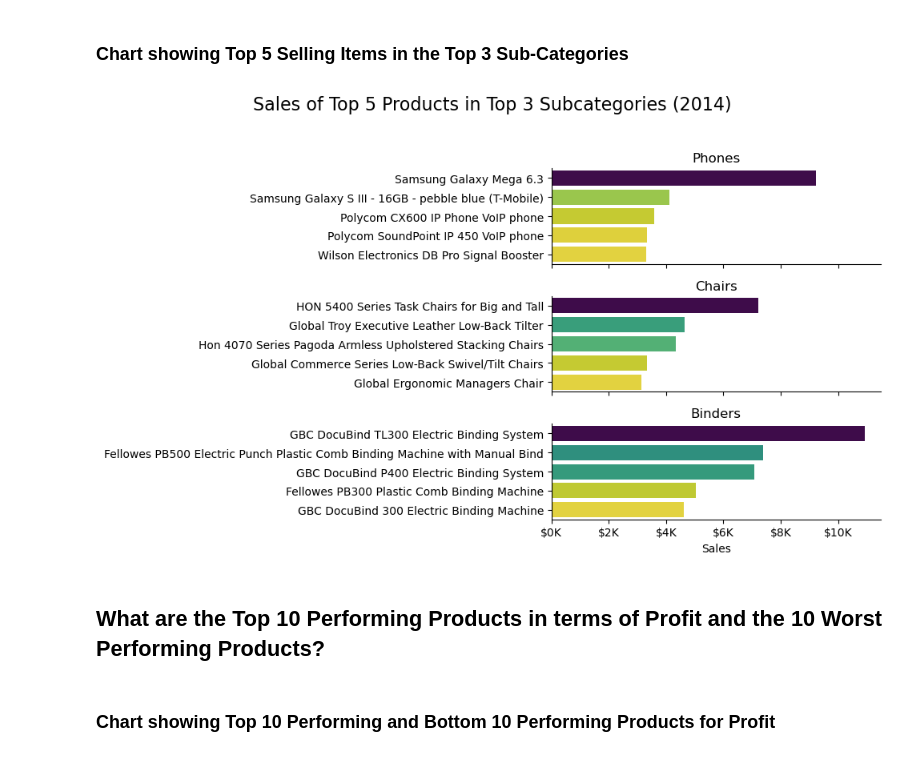
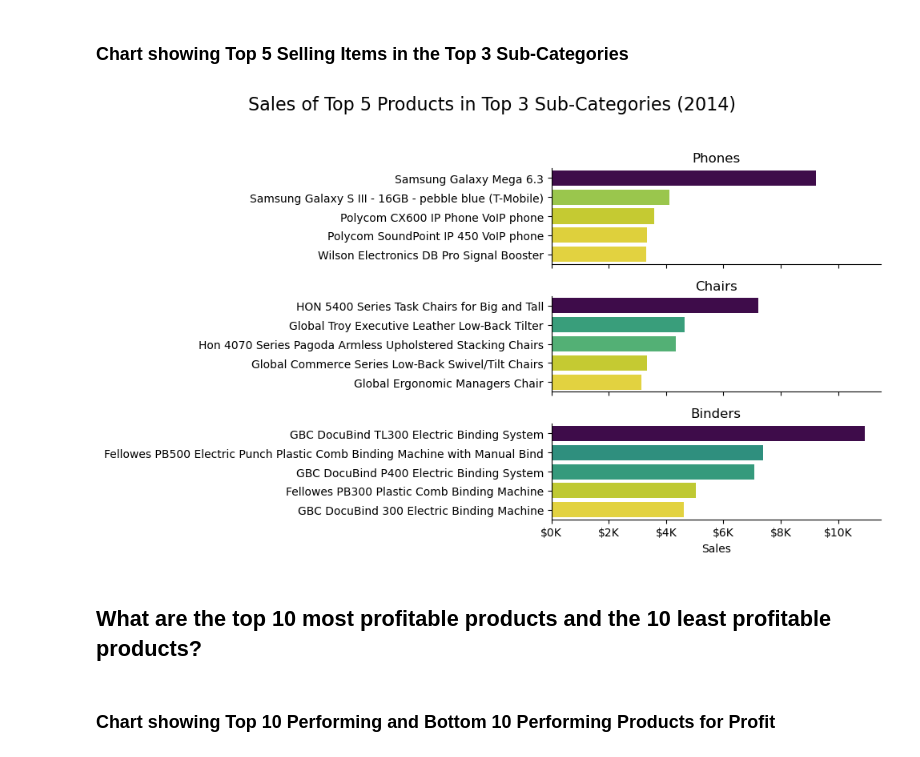
Before and after one commit to robbrody/RB_Python_SuperStore_Project, a Jupyter notebook: 1_Exploration/4_Product_Info.ipynb, the cells around one changed output. Drawn from its saved outputs; the diff is of its cells as text; code cells hidden in the pictures.

```diff
--- a/1_Exploration/4_Product_Info.ipynb
+++ b/1_Exploration/4_Product_Info.ipynb
@@ -88,37 +88,37 @@ top_products = (
 
 # Define the custom order for subcategories
 subcategory_order = ['Phones', 'Chairs', 'Binders']
 
 # Create a figure with subplots
 fig, axes = plt.subplots(len(subcategory_order), 1, figsize=(10, 6), sharex=True)
-fig.suptitle('Sales of Top 5 Products in Top 3 Subcategories (2014)', fontsize=16)
+fig.suptitle('Sales of Top 5 Products in Top 3 Sub-Categories (2014)', fontsize=16)
 
 for ax, subcategory in zip(axes, subcategory_order):
     # Filter for the current subcategory
     subcategory_data = top_products[top_products['Sub-Category'] == subcategory]
 
     # Plot horizontal bar chart for the top products
     sns.barplot(x='Sales', y='Product Name', data=subcategory_data, ax=ax, hue='Sales', palette='viridis_r', legend=False)
     ax.set_title(subcategory)
     ax.set_ylabel('')
     ax.set_xlabel('Sales')  # X-axis label
     ax.tick_params(axis='y')  # Adjust y-axis ticks for better visibility
 
 # Add a common x-label for the bottom subplot
 axes[-1].set_xlabel('Sales')
 
 # Format the Sales Labels
 def currency_format(y, _):
     return f'${int(y // 1000)}K'
 plt.gca().xaxis.set_major_formatter(mticker.FuncFormatter(currency_format))
 
 sns.despine()
 plt.tight_layout(rect=[0, 0, 1, 0.95])  # Adjust layout to make room for suptitle
 plt.show()
 # %% [output]
-[figure, old version]
+[figure, new version]
 # %% [markdown]
-## What are the Top 10 Performing Products in terms of Profit and the 10 Worst Performing Products?
+## What are the top 10 most profitable products and the 10 least profitable products?
 # %% [markdown]
 ### Chart showing Top 10 Performing and Bottom 10 Performing Products for Profit
 # %%
```
Also changed, not shown: parts of 1 cell of this notebook, 5 other files.
